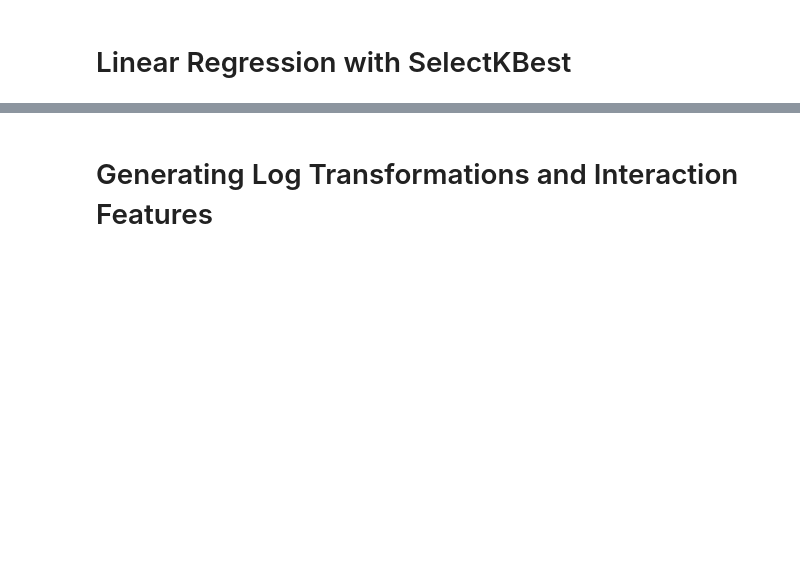
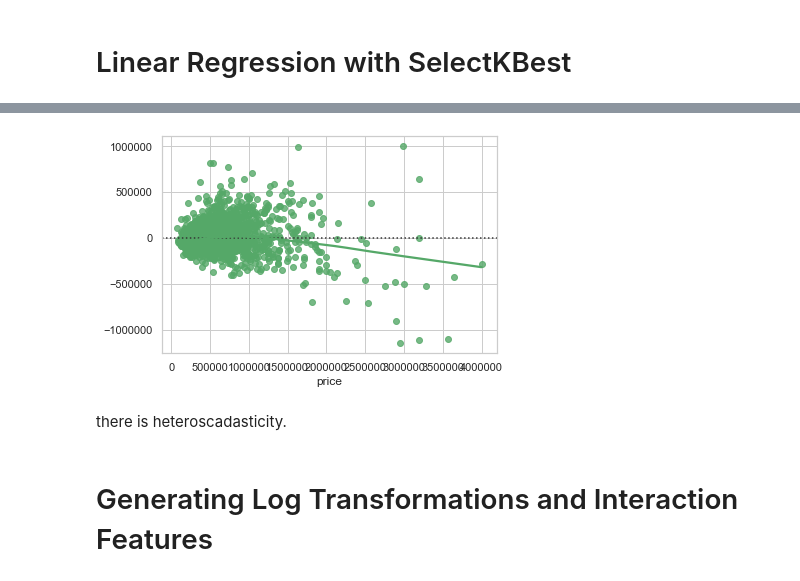
Before and after one commit to dorjeys3/King_County_Real_Estate, a Jupyter notebook: Very Good Book.ipynb, the cells around one changed output, grey strips where cells are left out. Cells and saved outputs as stored; diff of their text form; code cells hidden in the pictures; blank space fills up the shorter version.

```diff
--- a/Very Good Book.ipynb
+++ b/Very Good Book.ipynb
@@ -635,5 +614,6 @@ memory usage: 10.8+ MB
 # %%
-training_data.drop(columns = "coords", inplace = True)
+# training_data.drop(columns = "coords", inplace = True)
+# holdout.drop(columns = "coords", inplace = True)
 # %%
 X = training_data.drop(columns = "price")
 y = training_data.price
@@ -682,8 +662,9 @@ training_data.head()
 # Statistics to Determine the features
 # %%
 training_data["house_years"] = abs(training_data["yr_renovated"]-training_data["yr_built"])
+holdout["house_years"] = abs(holdout["yr_renovated"]-holdout["yr_built"])
 
-training_data["house_age_2015"] = 2015 - training_data["yr_built"] # age of the house by 25 with or without renovation.
+holdout["house_age_2015"] = 2015 - holdout["yr_built"] # age of the house by 25 with or without renovation.
 # %%
 training_data.shape
 # %% [output]
@@ -956,6 +991,6 @@ Root Mean Squared Error:  154482.54436648844
 # %%
 from sklearn.feature_selection import SelectKBest, f_regression,mutual_info_regression
 
-selector = SelectKBest(f_regression, k=210)
+selector = SelectKBest(f_regression, k=205)
 
 selector.fit(X_train, y_train)
@@ -988,3 +1025,9 @@ Testing Root Mean Squared Error: 138188.26741775015
+# %%
+sns.residplot(y_test, y_kbest,lowess=True, color="g");
+# %% [output]
+[figure, added]
+# %% [markdown]
+there is heteroscadasticity.
 # %% [markdown]
 # Generating Log Transformations and Interaction Features
 # %%
```
Also changed, not shown: parts of 98 cells of this notebook, 4 other files.
